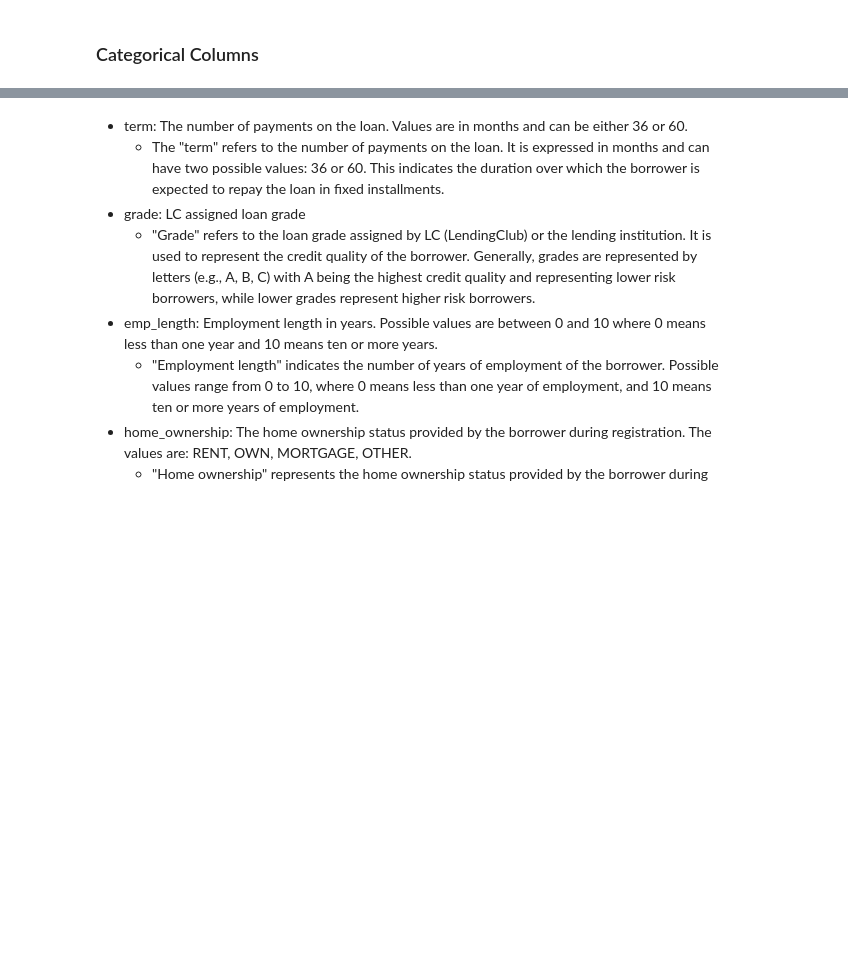
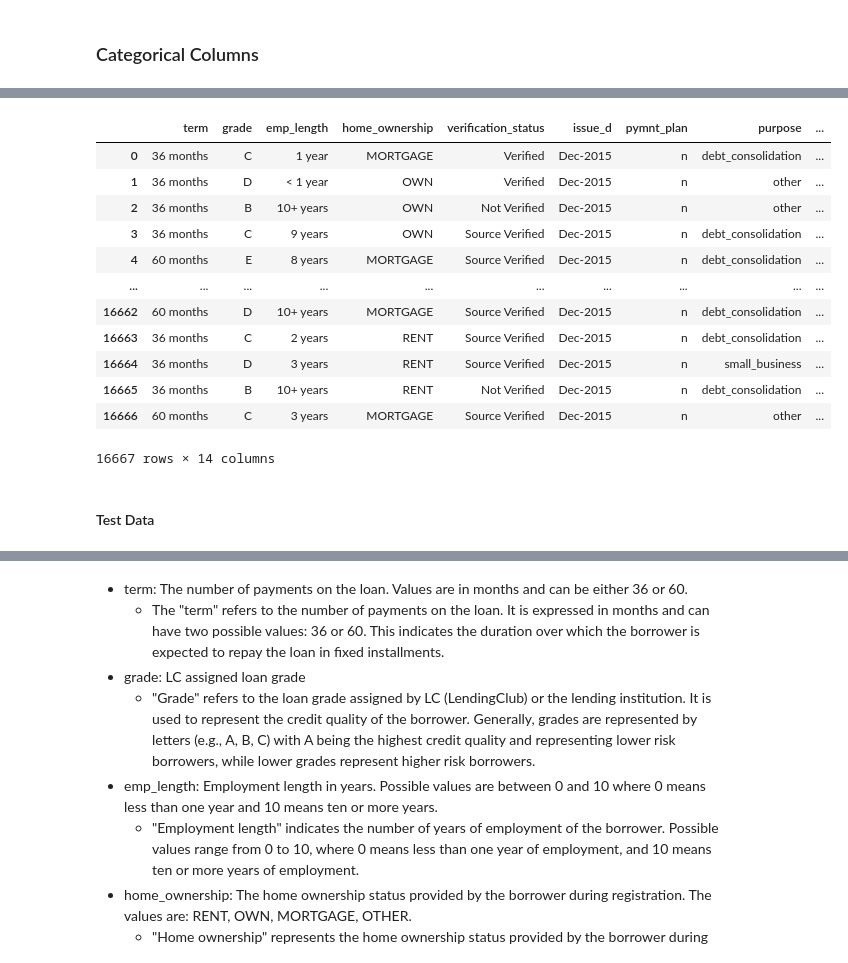
Before and after one commit to rachellliao/loan-default-prediction, a Jupyter notebook: EDA.ipynb, the cells around one changed output, grey strips where cells are left out. Drawn from its saved outputs; the diff is of its cells as text; code cells hidden in the pictures; blank space fills up the shorter version.

```diff
--- a/EDA.ipynb
+++ b/EDA.ipynb
@@ -311,0 +344,7 @@ Number of categorical columns: 23
+# %%
+# drop categorical columns with too many unique values
+X_train_cat.drop(columns=['sub_grade', 'emp_title', 'url', 'zip_code', 'addr_state', 'earliest_cr_line', 'last_pymnt_d', 'last_credit_pull_d'], inplace=True)
+
+# display which categorical columns were left
+cat_cols_train = X_train_cat.select_dtypes(include='object').columns.tolist()
+cat_cols_train
@@ -332,0 +408,19 @@ dtype: int64
+# %%
+# Shows the distribution of the features in the dataset
+X_train_cat.select_dtypes('object')
+# %% [output]
+|  | term | grade | emp_length | home_ownership | verification_status | issue_d | pymnt_plan | purpose | ... |
+| 0 | 36 months | C | 1 year | MORTGAGE | Verified | Dec-2015 | n | debt_consolidation | ... |
+| 1 | 36 months | D | < 1 year | OWN | Verified | Dec-2015 | n | other | ... |
+| 2 | 36 months | B | 10+ years | OWN | Not Verified | Dec-2015 | n | other | ... |
+| 3 | 36 months | C | 9 years | OWN | Source Verified | Dec-2015 | n | debt_consolidation | ... |
+| 4 | 60 months | E | 8 years | MORTGAGE | Source Verified | Dec-2015 | n | debt_consolidation | ... |
+| ... | ... | ... | ... | ... | ... | ... | ... | ... | ... |
+| 16662 | 60 months | D | 10+ years | MORTGAGE | Source Verified | Dec-2015 | n | debt_consolidation | ... |
+| 16663 | 36 months | C | 2 years | RENT | Source Verified | Dec-2015 | n | debt_consolidation | ... |
+| 16664 | 36 months | D | 3 years | RENT | Source Verified | Dec-2015 | n | small_business | ... |
+| 16665 | 36 months | B | 10+ years | RENT | Not Verified | Dec-2015 | n | debt_consolidation | ... |
+| 16666 | 60 months | C | 3 years | MORTGAGE | Source Verified | Dec-2015 | n | other | ... |
+16667 rows × 14 columns
+# %% [markdown]
+#### Test Data
```
Also changed, not shown: parts of 34 cells of this notebook.
